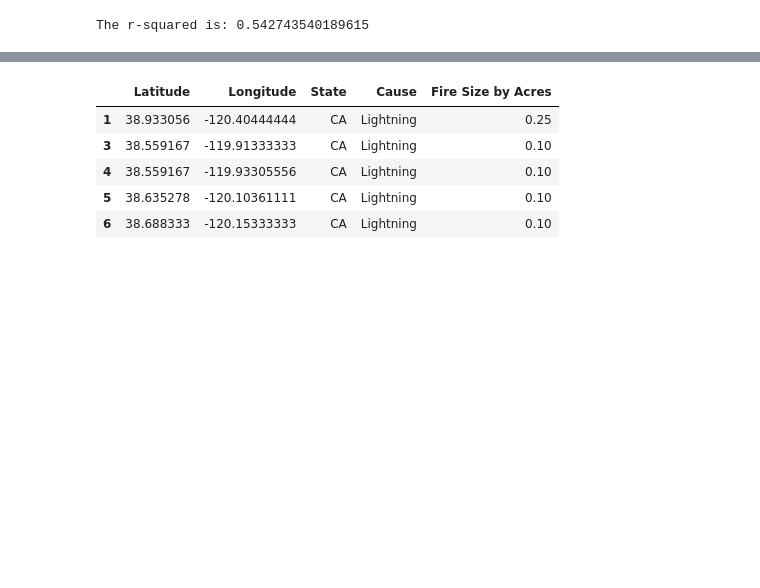
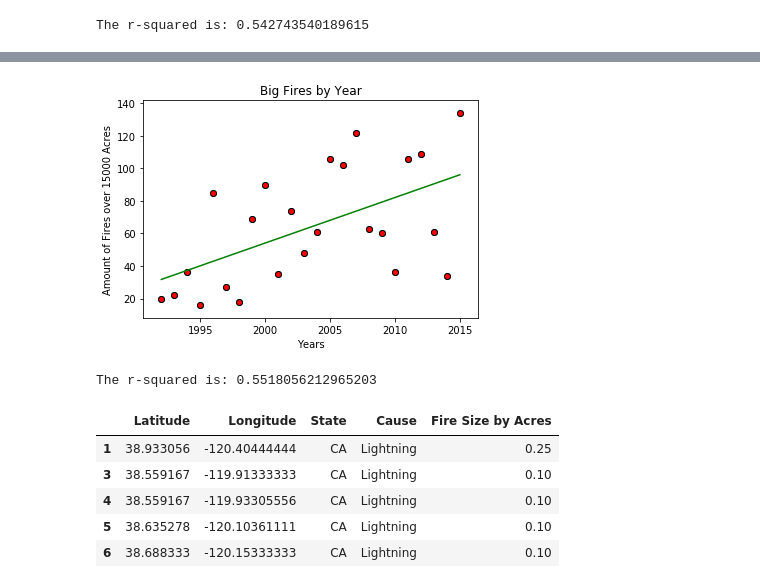
Before and after one commit to nvhabib91/project1, a Jupyter notebook: Project_1_Sam.ipynb, the cells around one changed output, grey strips where cells are left out. Drawn from its saved outputs; the diff is of its cells as text; code cells hidden in the pictures; blank space fills up the shorter version.

Commit message:
Added new data outputs and updated code for tuesday

```diff
--- a/Project_1_Sam.ipynb
+++ b/Project_1_Sam.ipynb
@@ -203,6 +205,27 @@ fig.add_layer(heatmaps)
 fig
 # %% [output]
 [interactive output not drawn]
+# %%
+fire_year_bar = fire_heat.groupby(fire_heat["Year of Fire"]).count()["Fire Size by Acres"]
+fire_year_bar = pd.DataFrame(fire_year_bar).reset_index()
+# %%
+x_values_3 = fire_year_bar["Year of Fire"]
+y_values_3 = fire_year_bar["Fire Size by Acres"]
+(slope, intercept, rvalue, pvalue, stderr) = linregress(x_values_3, y_values_3)
+regress_values_3 = x_values_3 * slope + intercept
+line_eq = "y = " + str(round(slope,2)) + "x + " + str(round(intercept,2))
+plt.scatter(x_values_3,y_values_3)
+plt.plot(x_values_3,regress_values_3,"g")
+plt.scatter(x_values_3,y_values_3 , marker="o", facecolors="red", edgecolors="black")
+plt.title("Big Fires by Year")
+plt.xlabel("Years")
+plt.ylabel("Amount of Fires over 15000 Acres")
+plt.savefig("output_data_sam/year_of_big_fires.png")
+plt.show()
+print(f"The r-squared is: {rvalue}")
+# %% [output]
+[figure, added]
+The r-squared is: 0.5518056212965203
 # %%
 fire_causes = fires_pd["STAT_CAUSE_DESCR"]
 causes_df = pd.DataFrame({
```
Also changed, not shown: parts of 10 cells of this notebook, 5 other files.
